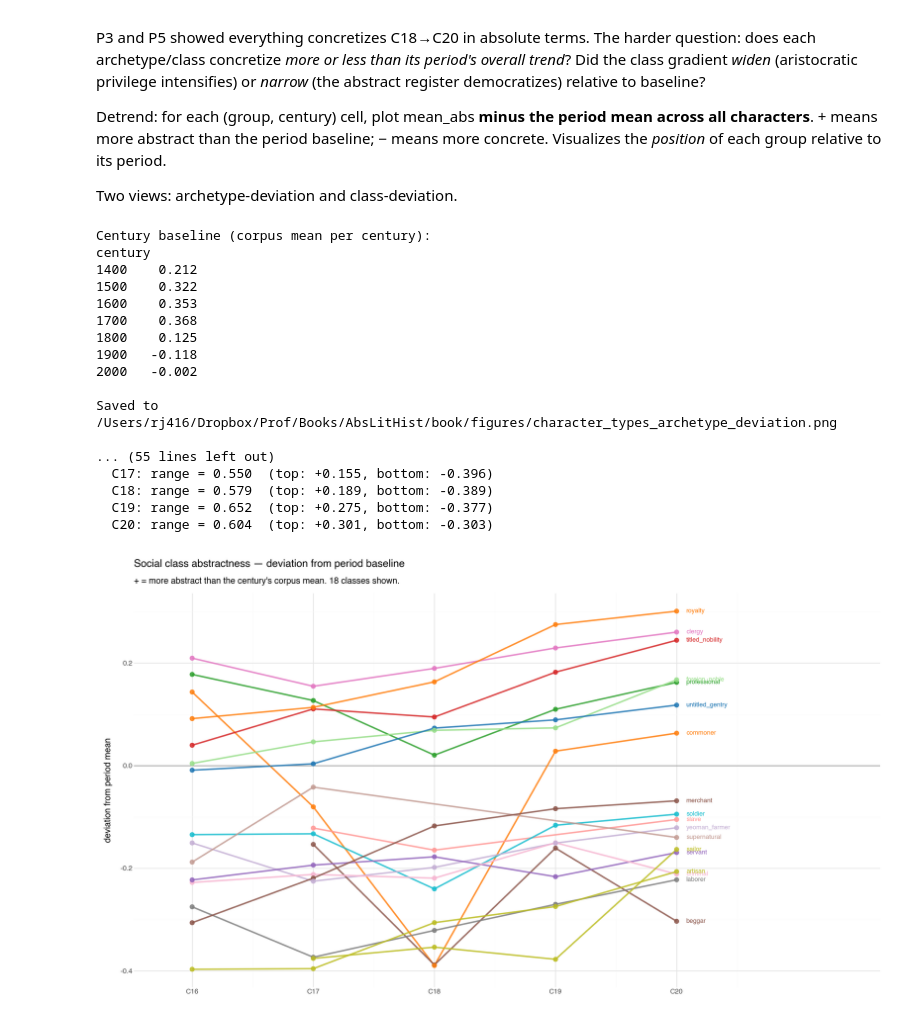
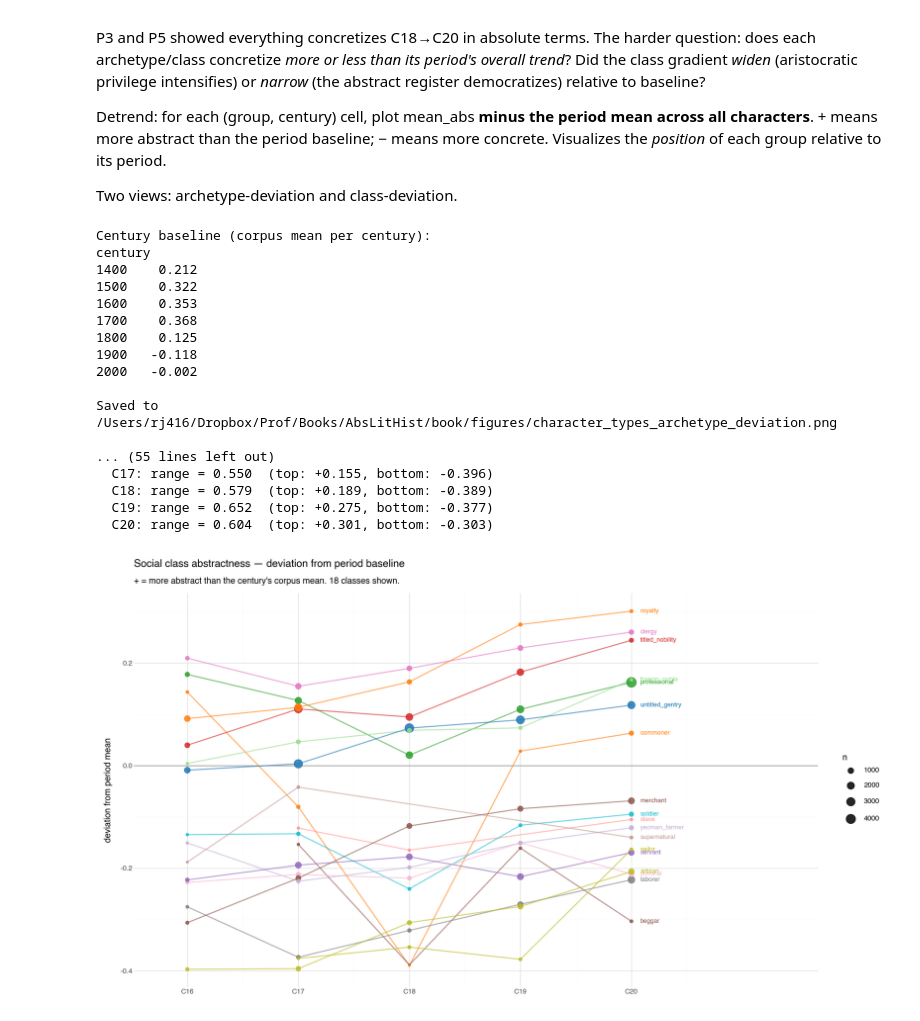
Before and after one commit to quadrismegistus/abstraction, a Jupyter notebook: notebooks/18-character-types.ipynb, the cells around one changed output. Drawn from its saved outputs; the diff is of its cells as text; code cells hidden in the pictures.

Commit message:
nb18: size deviation-plot points by n
Class and archetype deviation plots now use geom_point(size=n). Thin
samples (supernatural, slave, beggar in some centuries with n~30-50)
visible as small points; dense samples (untitled_gentry C18 n=3500+,
professional C20 n=4500+) as large points. Reveals which deviations
are confidence-supported vs which are noisy.

Color legend hidden (18+ classes / 23 archetypes too crowded); size
legend retained.

Co-Authored-By: Claude Opus 4.6 (1M context) <noreply@anthropic.com>

```diff
--- a/notebooks/18-character-types.ipynb
+++ b/notebooks/18-character-types.ipynb
@@ -673,12 +673,13 @@ apal = dict(zip(arch_order, (tab10_h + set2_h + ['#666666','#aaaaaa','#555555'])
 p_p6a = (p9.ggplot(adev, p9.aes(x='century_year', y='dev',
                                  group='archetype', color='archetype'))
          + p9.geom_hline(yintercept=0, color='#888888', size=0.5)
-         + p9.geom_line(size=1.0, alpha=0.85)
-         + p9.geom_point(size=2.5, alpha=0.85)
+         + p9.geom_line(size=0.8, alpha=0.6)
+         + p9.geom_point(p9.aes(size='n'), alpha=0.85)
+         + p9.scale_size_continuous(range=(1.0, 6.5), name='n')
          + p9.geom_text(p9.aes(label='archetype'), data=alab,
                         nudge_x=8, ha='left', size=8, fontweight='bold',
                         show_legend=False)
-         + p9.scale_color_manual(values=apal)
+         + p9.scale_color_manual(values=apal, guide=None)
          + p9.scale_x_continuous(breaks=[1550,1650,1750,1850,1950],
                                  labels=['C16','C17','C18','C19','C20'],
                                  limits=(1530, 2080))
@@ -689,7 +690,7 @@ p_p6a = (p9.ggplot(adev, p9.aes(x='century_year', y='dev',
              x='', y='deviation from period mean', color='',
          )
          + p9.theme_minimal()
-         + p9.theme(figure_size=(13, 7), legend_position='none'))
+         + p9.theme(figure_size=(13, 7), legend_position='right'))
 out_a = os.path.join(DROPBOX_FIGS, 'character_types_archetype_deviation.png')
 p_p6a.save(out_a, dpi=300, verbose=False)
 print(f'\nSaved to {out_a}')
@@ -734,12 +735,13 @@ for i, cls in enumerate(cls_order2):
 p_p6c = (p9.ggplot(cdev, p9.aes(x='century_year', y='dev',
                                  group='social_class', color='social_class'))
          + p9.geom_hline(yintercept=0, color='#888888', size=0.5)
-         + p9.geom_line(size=1.1, alpha=0.85)
-         + p9.geom_point(size=2.6, alpha=0.85)
+         + p9.geom_line(size=0.8, alpha=0.6)
+         + p9.geom_point(p9.aes(size='n'), alpha=0.85)
+         + p9.scale_size_continuous(range=(1.0, 6.5), name='n')
          + p9.geom_text(p9.aes(label='social_class'), data=clab,
                         nudge_x=8, ha='left', size=8, fontweight='bold',
                         show_legend=False)
-         + p9.scale_color_manual(values=ext_palette)
+         + p9.scale_color_manual(values=ext_palette, guide=None)
          + p9.scale_x_continuous(breaks=[1550,1650,1750,1850,1950],
                                  labels=['C16','C17','C18','C19','C20'],
                                  limits=(1530, 2090))
@@ -749,7 +751,7 @@ p_p6c = (p9.ggplot(cdev, p9.aes(x='century_year', y='dev',
              x='', y='deviation from period mean', color='',
          )
          + p9.theme_minimal()
-         + p9.theme(figure_size=(14, 8), legend_position='none'))
+         + p9.theme(figure_size=(14, 8), legend_position='right'))
 out_c = os.path.join(DROPBOX_FIGS, 'character_types_class_deviation.png')
 p_p6c.save(out_c, dpi=300, verbose=False)
 print(f'\nSaved to {out_c}')
@@ -760,31 +762,31 @@ print('\nClass deviation from period baseline (all 3+century classes):')
 print(tbl_c.to_string())
 
 # Range of class deviations per century
 print('\nClass-deviation range per century:')
 for cent in (1600, 1700, 1800, 1900):
     cy = cent + 50
     devs = cdev[cdev['century_year'] == cy]['dev']
     if len(devs) >= 5:
         print(f'  C{cent//100+1}: range = {devs.max() - devs.min():.3f}  '
               f'(top: {devs.max():+.3f}, bottom: {devs.min():+.3f})')
 
 p_p6c
 # %% [output]
 Century baseline (corpus mean per century):
 century
 1400    0.212
 1500    0.322
 1600    0.353
 1700    0.368
 1800    0.125
 1900   -0.118
 2000   -0.002
 
 Saved to /Users/rj416/Dropbox/Prof/Books/AbsLitHist/book/figures/character_types_archetype_deviation.png
 
 ... (55 lines left out)
   C17: range = 0.550  (top: +0.155, bottom: -0.396)
   C18: range = 0.579  (top: +0.189, bottom: -0.389)
   C19: range = 0.652  (top: +0.275, bottom: -0.377)
   C20: range = 0.604  (top: +0.301, bottom: -0.303)
-[figure, old version]
+[figure, new version]
```
